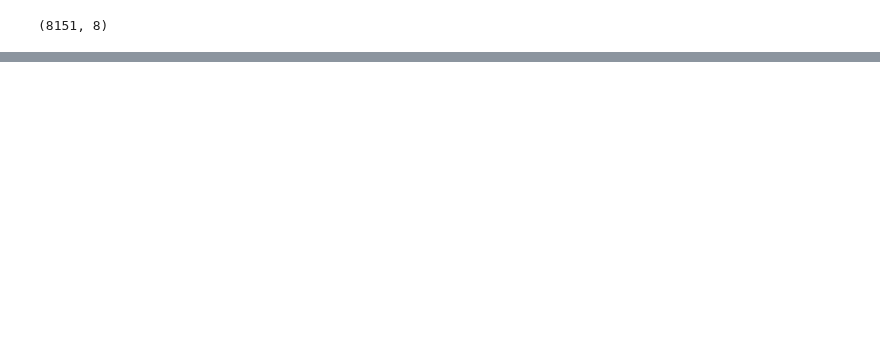
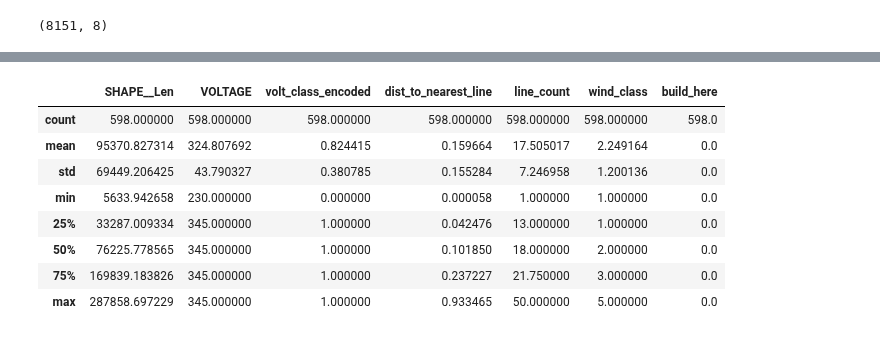
Before and after one commit to iamjeremybe/thinkful_data_science, a Jupyter notebook: Final Capstone/Thinkful Final Capstone - Siting Wind Farms - Supervised Learning models.ipynb, the cells around one changed output, grey strips where cells are left out. Drawn from its saved outputs; the diff is of its cells as text; code cells hidden in the pictures; blank space fills up the shorter version.

```diff
--- a/Final Capstone/Thinkful Final Capstone - Siting Wind Farms - Supervised Learning models.ipynb
+++ b/Final Capstone/Thinkful Final Capstone - Siting Wind Farms - Supervised Learning models.ipynb
@@ -197,0 +306,12 @@ scatter = plt.scatter(turbines_state['xlong'],turbines_state['ylat'],
+# %%
+X_test_out1.loc[X_test_out1['build_here'] == 0].drop('geometry',axis='columns').describe(include='all')
+# %% [output]
+|  | SHAPE__Len | VOLTAGE | volt_class_encoded | dist_to_nearest_line | line_count | wind_class | build_here |
+| count | 598.000000 | 598.000000 | 598.000000 | 598.000000 | 598.000000 | 598.000000 | 598.0 |
+| mean | 95370.827314 | 324.807692 | 0.824415 | 0.159664 | 17.505017 | 2.249164 | 0.0 |
+| std | 69449.206425 | 43.790327 | 0.380785 | 0.155284 | 7.246958 | 1.200136 | 0.0 |
+| min | 5633.942658 | 230.000000 | 0.000000 | 0.000058 | 1.000000 | 1.000000 | 0.0 |
+| 25% | 33287.009334 | 345.000000 | 1.000000 | 0.042476 | 13.000000 | 1.000000 | 0.0 |
+| 50% | 76225.778565 | 345.000000 | 1.000000 | 0.101850 | 18.000000 | 2.000000 | 0.0 |
+| 75% | 169839.183826 | 345.000000 | 1.000000 | 0.237227 | 21.750000 | 3.000000 | 0.0 |
+| max | 287858.697229 | 345.000000 | 1.000000 | 0.933465 | 50.000000 | 5.000000 | 0.0 |
```
Also changed, not shown: parts of 36 cells of this notebook.
